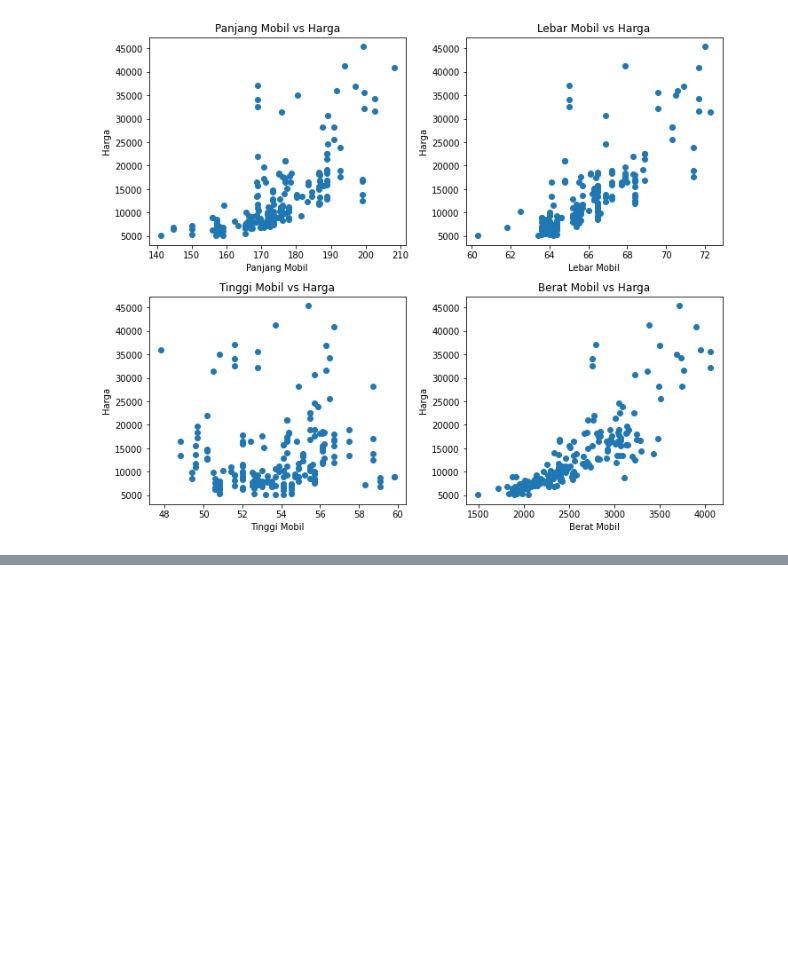
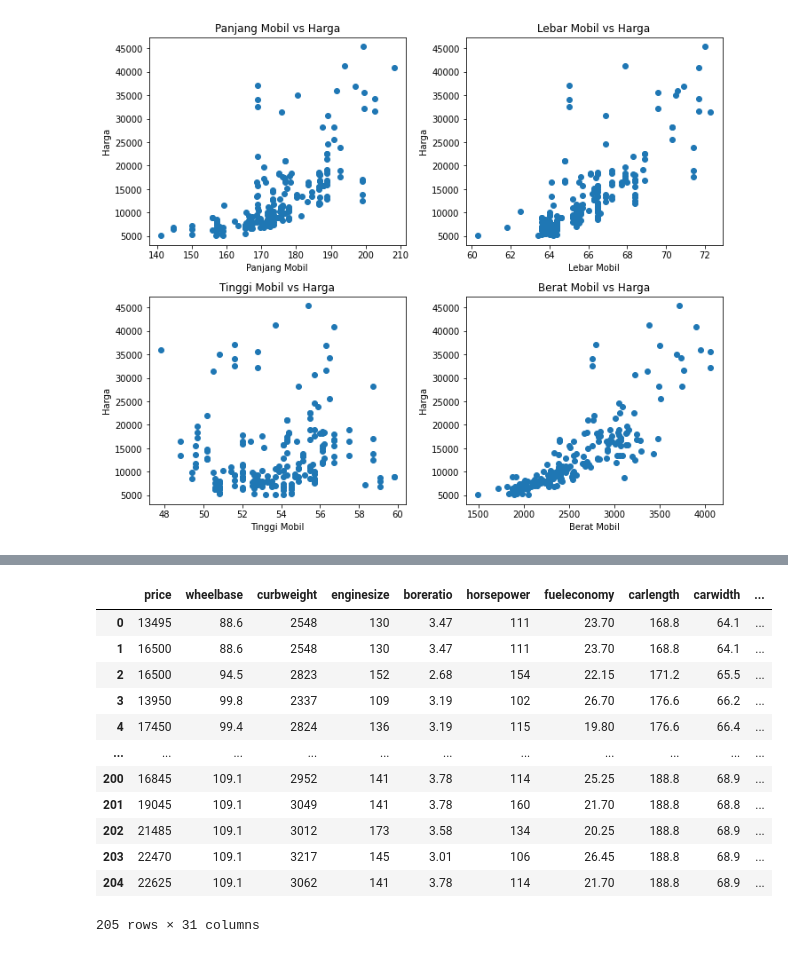
Before and after one commit to ihyamars07/Car-Analysis, a Jupyter notebook: UAS_CAR.ipynb, the cells around one changed output, grey strips where cells are left out. Cells and saved outputs as stored; diff of their text form; code cells hidden in the pictures; blank space fills up the shorter version.

```diff
--- a/UAS_CAR.ipynb
+++ b/UAS_CAR.ipynb
@@ -280,3 +277,15 @@ scatter('Berat Mobil','curbweight', 4)
 plt.tight_layout()
 # %% [output]
 [figure]
+# %%
+ds['fueleconomy'] = (0.55 * ds['citympg']) + (0.45 * ds['highwaympg'])
+# %%
+#Binning the Car Companies based on avg prices of each Company.
+ds['price'] = ds['price'].astype('int')
+temp = ds.copy()
+table = temp.groupby(['CompanyName'])['price'].mean()
+temp = temp.merge(table.reset_index(), how='left',on='CompanyName')
+bins = [0,10000,20000,40000]
+cars_bin=['Budget','Medium','Highend']
+ds['carsrange'] = pd.cut(temp['price_y'],bins,right=False,labels=cars_bin)
+ds.head()
@@ -282,0 +320,16 @@ plt.tight_layout()
+# %%
+new_ds
+# %% [output]
+|  | price | wheelbase | curbweight | enginesize | boreratio | horsepower | fueleconomy | carlength | carwidth | ... |
+| 0 | 13495 | 88.6 | 2548 | 130 | 3.47 | 111 | 23.70 | 168.8 | 64.1 | ... |
+| 1 | 16500 | 88.6 | 2548 | 130 | 3.47 | 111 | 23.70 | 168.8 | 64.1 | ... |
+| 2 | 16500 | 94.5 | 2823 | 152 | 2.68 | 154 | 22.15 | 171.2 | 65.5 | ... |
+| 3 | 13950 | 99.8 | 2337 | 109 | 3.19 | 102 | 26.70 | 176.6 | 66.2 | ... |
+| 4 | 17450 | 99.4 | 2824 | 136 | 3.19 | 115 | 19.80 | 176.6 | 66.4 | ... |
+| ... | ... | ... | ... | ... | ... | ... | ... | ... | ... | ... |
+| 200 | 16845 | 109.1 | 2952 | 141 | 3.78 | 114 | 25.25 | 188.8 | 68.9 | ... |
+| 201 | 19045 | 109.1 | 3049 | 141 | 3.78 | 160 | 21.70 | 188.8 | 68.8 | ... |
+| 202 | 21485 | 109.1 | 3012 | 173 | 3.58 | 134 | 20.25 | 188.8 | 68.9 | ... |
+| 203 | 22470 | 109.1 | 3217 | 145 | 3.01 | 106 | 26.45 | 188.8 | 68.9 | ... |
+| 204 | 22625 | 109.1 | 3062 | 141 | 3.78 | 114 | 21.70 | 188.8 | 68.9 | ... |
+205 rows × 31 columns
```
Also changed, not shown: parts of 19 cells of this notebook.
